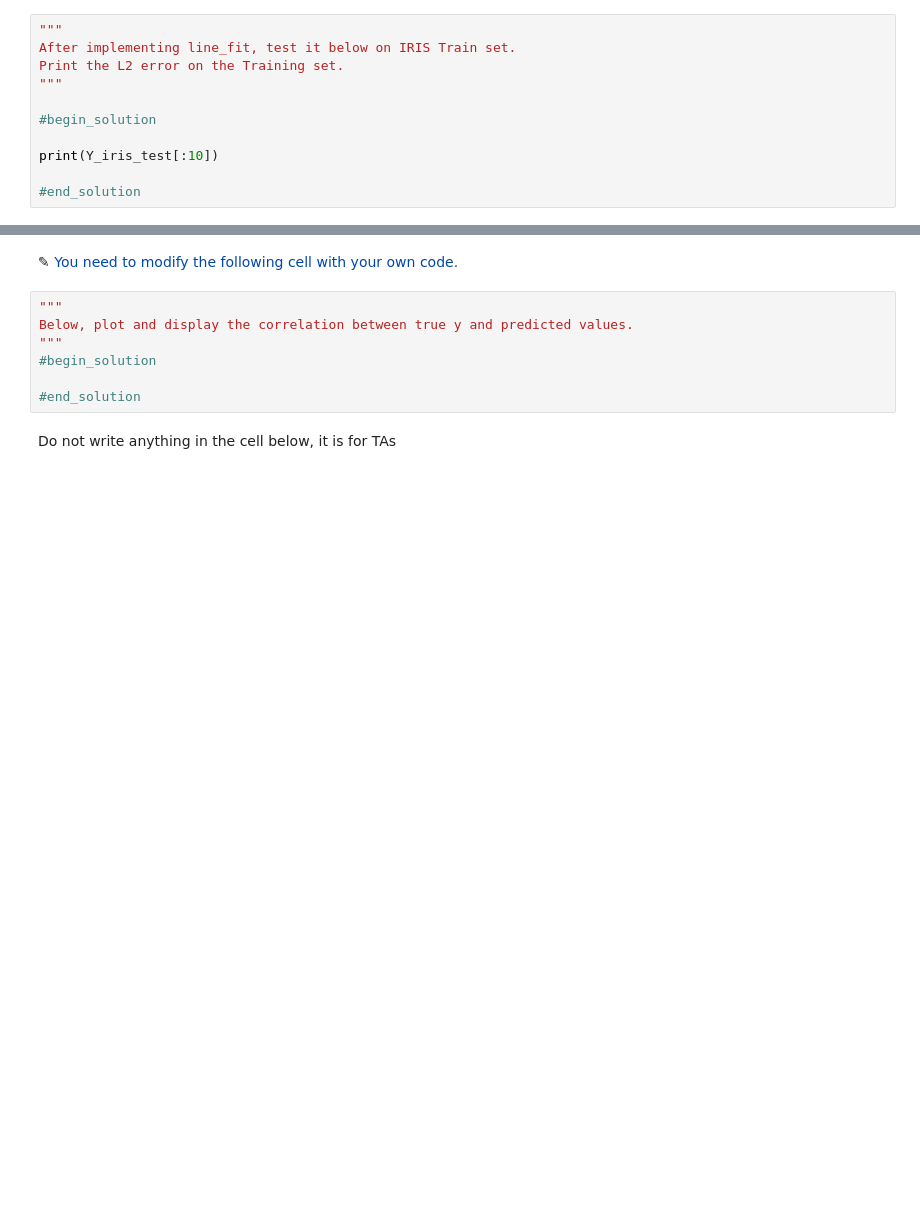
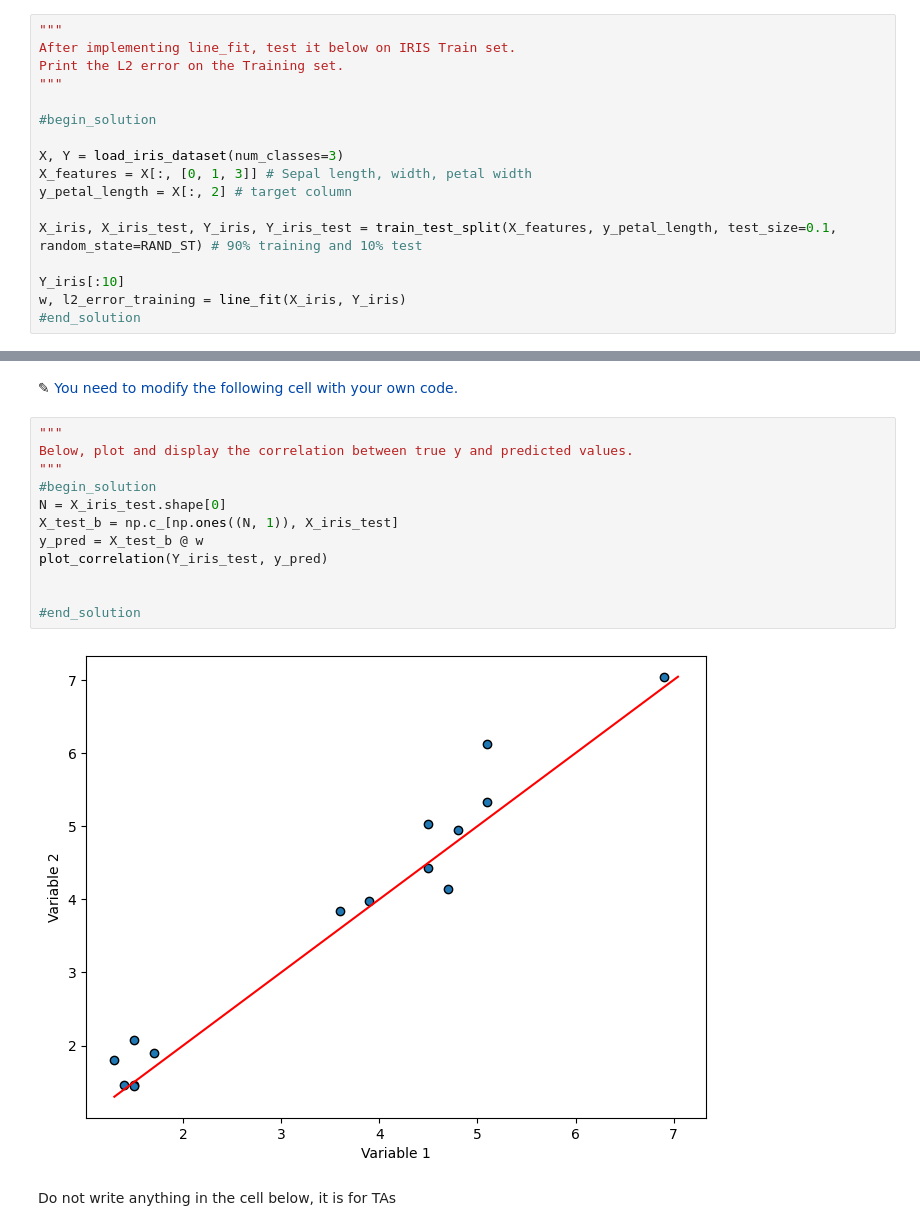
Before and after one commit to dp-IED/ML4CV-Coursework, a Jupyter notebook: CW1.ipynb, the cells around one changed output, grey strips where cells are left out. Saved outputs shown, nothing was run; the diff lists cells and outputs as text; blank space fills up the shorter version.

```diff
--- a/CW1.ipynb
+++ b/CW1.ipynb
@@ -480,6 +478,12 @@ Print the L2 error on the Training set.
 
 #begin_solution
 
-print(Y_iris_test[:10])
+X, Y = load_iris_dataset(num_classes=3)
+X_features = X[:, [0, 1, 3]] # Sepal length, width, petal width
+y_petal_length = X[:, 2] # target column
 
+X_iris, X_iris_test, Y_iris, Y_iris_test = train_test_split(X_features, y_petal_length, test_size=0.1, random_state=RAND_ST) # 90% training and 10% test
+
+Y_iris[:10]
+w, l2_error_training = line_fit(X_iris, Y_iris)
 #end_solution
@@ -510,10 +529,17 @@ You need to modify the following cell with your own code.
 # %%
 """
 Below, plot and display the correlation between true y and predicted values.
 """
 #begin_solution
+N = X_iris_test.shape[0]
+X_test_b = np.c_[np.ones((N, 1)), X_iris_test]
+y_pred = X_test_b @ w
+plot_correlation(Y_iris_test, y_pred)
+
 
 #end_solution
+# %% [output]
+[figure, added]
 # %% [markdown]
 Do not write anything in the cell below, it is for TAs
 # %%
```
Also changed, not shown: parts of 18 cells of this notebook.
